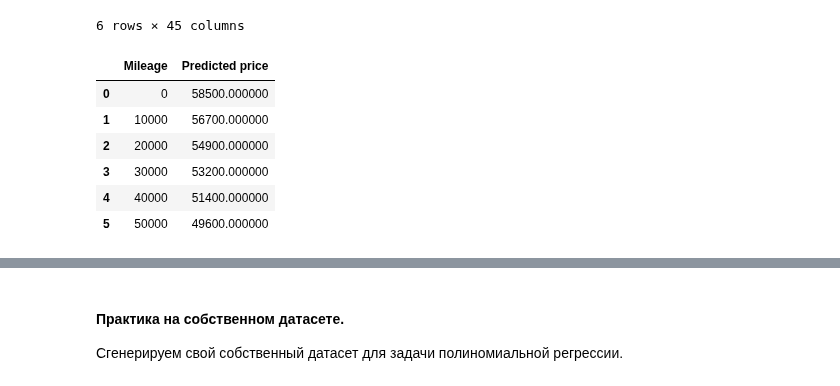
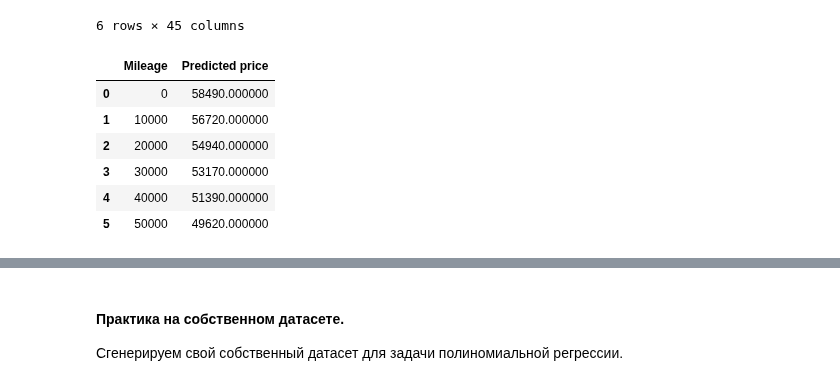
Before and after one commit to IgorBeHolder/Netology, a Jupyter notebook: ML_linear_polynomial_regression.ipynb, the cells around one changed output, grey strips where cells are left out. Saved outputs shown, nothing was run; the diff lists cells and outputs as text; code cells hidden in the pictures.

```diff
--- a/ML_linear_polynomial_regression.ipynb
+++ b/ML_linear_polynomial_regression.ipynb
@@ -111,8 +101,8 @@ array([24764.55900606])
 # %%
 y_predict = model.predict(X) # получаем предсказанное значение
 # %%
-# Y = data.loc[:, ['Price']]
-Y =data.iloc[:,[0]]  # the same
+Y = data.loc[:, ['Price']]
+# Y =data.iloc[:,[0]]  # the same
 Y.head() # предсказываемая цена
 # %% [output]
 |  | Price |
@@ -131,0 +123,3 @@ array([[23346.26795261],
+# %%
+for i in zip(y_predict[:5],Y[:5]['Price']):
+    print(round(i[0][0]),"-",round(i[1]), f"delta= {round(i[0][0]-i[1])}")
@@ -241,0 +229,3 @@ array([[18139.20858586],
+# %%
+for i in zip(y_predict[:5],Y[:5]['Price']):
+    print(round(i[0][0]),"-",round(i[1]), f"delta= {round(i[0][0]-i[1])}")
@@ -353,15 +356,15 @@ inq
 6 rows × 45 columns
 # %%
 pd.DataFrame({"Mileage":[i for i in range(0, 50001, 10000)],
-              "Predicted price":np.round(model.predict(inq),-2).flatten()}).style.bar(align='mid', color='coral')
+              "Predicted price":np.round(model.predict(inq),-1).flatten()}).style.bar(align='mid', color='coral')
 # %% [output]
 |  | Mileage | Predicted price |
-| 0 | 0 | 58500.000000 |
-| 1 | 10000 | 56700.000000 |
-| 2 | 20000 | 54900.000000 |
-| 3 | 30000 | 53200.000000 |
-| 4 | 40000 | 51400.000000 |
-| 5 | 50000 | 49600.000000 |
+| 0 | 0 | 58490.000000 |
+| 1 | 10000 | 56720.000000 |
+| 2 | 20000 | 54940.000000 |
+| 3 | 30000 | 53170.000000 |
+| 4 | 40000 | 51390.000000 |
+| 5 | 50000 | 49620.000000 |
 # %% [markdown]
 ### Полиномиальная регрессия
 <p id="4">Не всегда данные могут быть описаны (достаточно эффективно) линейной моделью. В некоторых задачах часто строятся полиномиальные модели. Здесь появляется дополнительный гиперпараметр - максимальная степень, в  которой могут находится параметры для описанния данных. Хороший пример как работает полиномиальная и линейная регрессия на нелинейных данных.</p>
```
Also changed, not shown: parts of 24 cells of this notebook, 1 other file.
